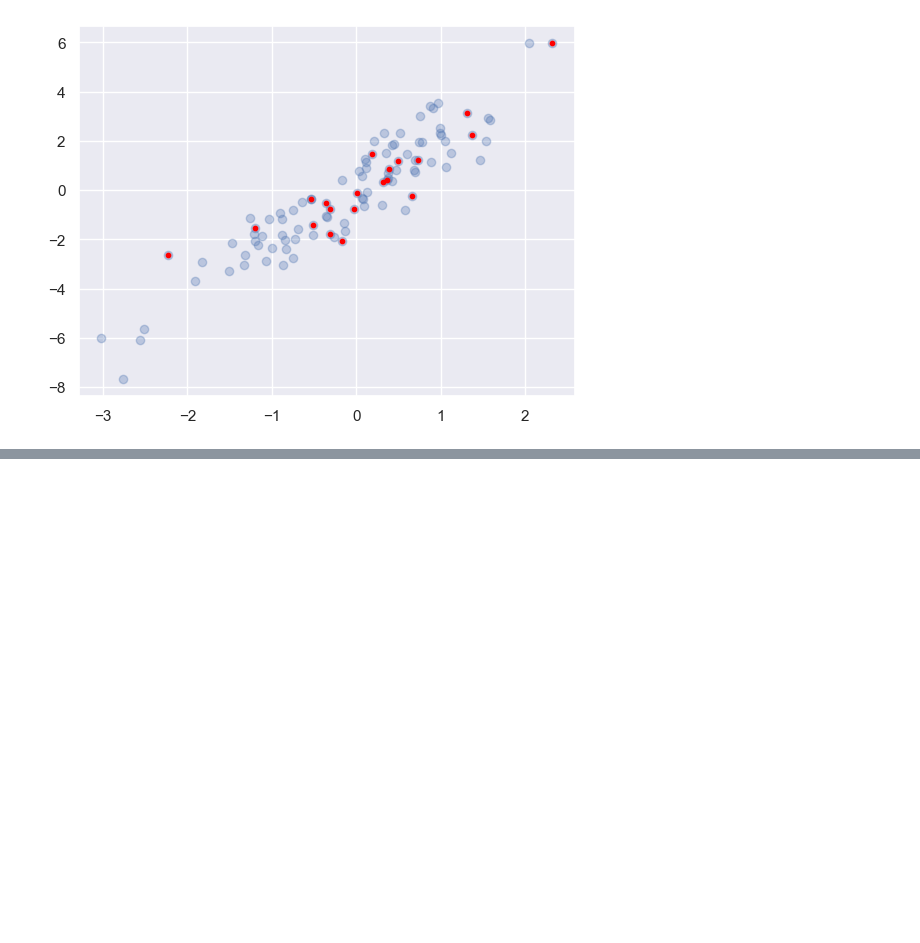
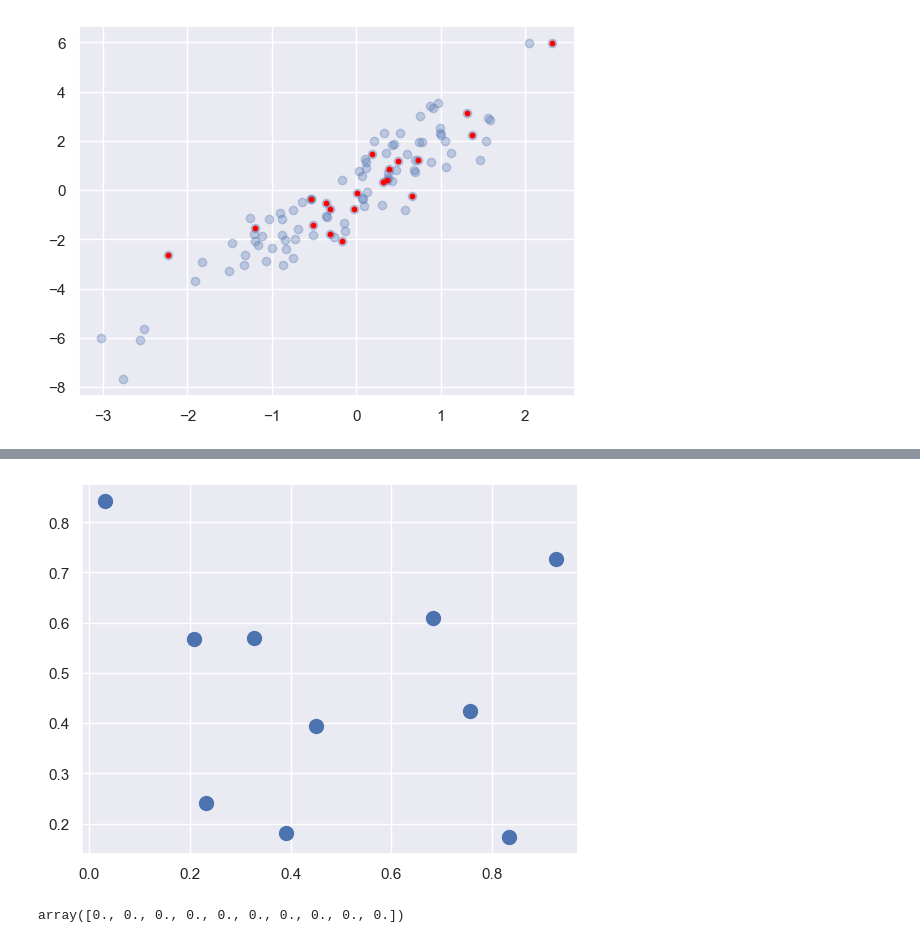
Before and after one commit to gokimkq123/Data_Science, a Jupyter notebook: 2P/DS_08_31(2).ipynb, the cells around one changed output, grey strips where cells are left out. Saved outputs shown, nothing was run; the diff lists cells and outputs as text; code cells hidden in the pictures; blank space fills up the shorter version.

```diff
--- a/2P/DS_08_31(2).ipynb
+++ b/2P/DS_08_31(2).ipynb
@@ -284,0 +367,10 @@ plt.scatter(selection[:, 0], selection[:, 1], facecolor='red', s=10)
+# %%
+rand = np.random.RandomState(42)
+x = rand.randint(0, 10, (4, 6))
+print(x,'\n')
+
+# x의 각 열을 정렬
+print(np.sort(x, axis=0),'\n')
+
+# x의 각 행을 정렬
+print(np.sort(x, axis=1))
@@ -284,0 +402,3 @@ plt.scatter(selection[:, 0], selection[:, 1], facecolor='red', s=10)
+# %%
+X = rand.rand(10, 2)
+X
@@ -284,0 +416,31 @@ plt.scatter(selection[:, 0], selection[:, 1], facecolor='red', s=10)
+# %%
+%matplotlib inline
+import matplotlib.pyplot as plt
+import seaborn; seaborn.set()
+plt.scatter(X[:, 0], X[:, 1], s=100);
+# %% [output]
+[figure, added]
+# %%
+# 각 쌍의 점 사이의 거리 계산
+# 두 점 사이의 거리 제곱 = 각 차원 간의 차이 제곱해서 더한 값
+dist_sq = np.sum((X[:, np.newaxis, :] - X[np.newaxis, :, :]) ** 2, axis=-1)
+
+'''
+위 식은 익숙 하지 않을 수 있으므로 나눠보자
+각 쌍의 점 사이의 좌표 차이 계산
+differences = X[:, np.newaxis, :] - X[np.newaxis, :, :]
+differences.shape = (10, 10, 2)
+
+좌표 차이 제곱
+sq_dif = differences ** 2
+sq_dif.shape = (10, 10, 2)
+
+제곱 거리를 구하기 위해 좌표 차이 더함
+dist_sq = sq.dif.sum(-1)
+dist_sq.shape = (10, 10)
+'''
+
+# 행렬의 대각선(즉, 각 점과 그 점 자신 사이의 거리 집합)이 모두 0인지
+dist_sq.diagonal()
+# %% [output]
+array([0., 0., 0., 0., 0., 0., 0., 0., 0., 0.])
```
Also changed, not shown: parts of 20 cells of this notebook.
